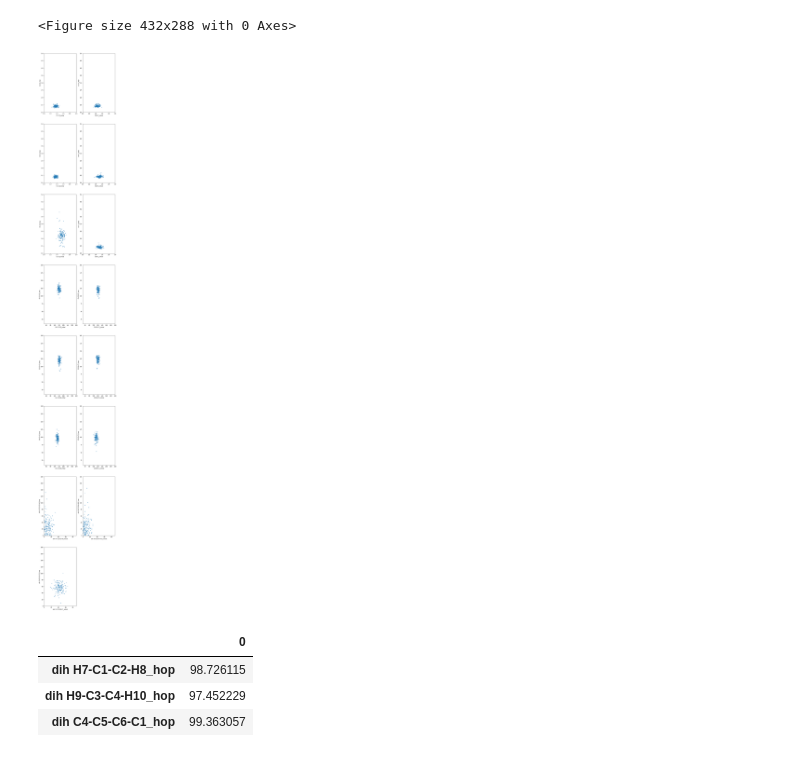
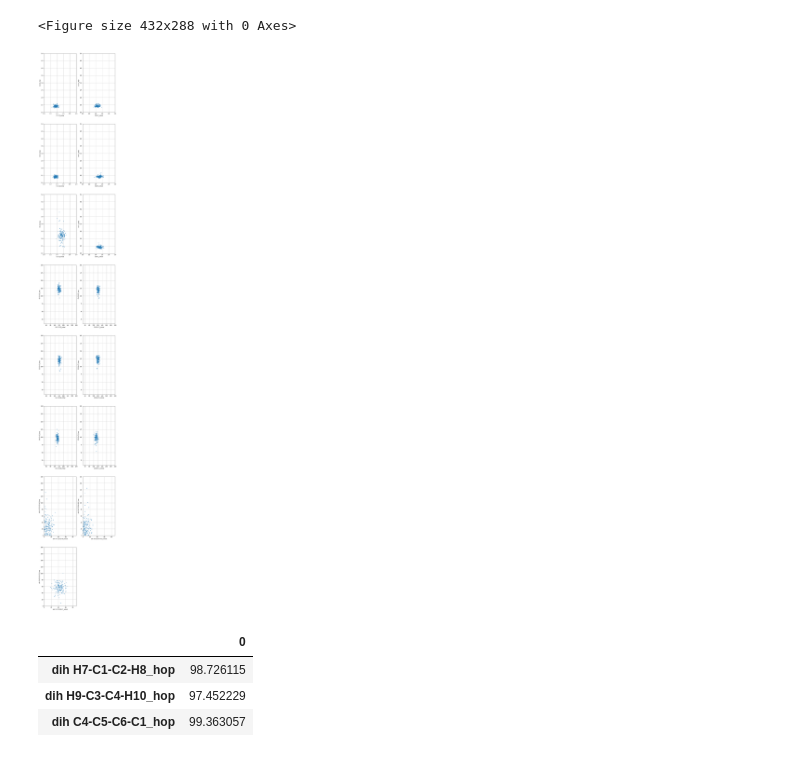
Before and after one commit to KhaiTTNguyen/Computational_Quantum_Chemistry, a Jupyter notebook: structural_influence_on_excited_state_dynamics/[Khai_Nguyen]_CHD_IC_Visualization.ipynb, the cells around one changed output. Saved outputs shown, nothing was run; the diff lists cells and outputs as text; code cells hidden in the pictures.

```diff
--- a/structural_influence_on_excited_state_dynamics/[Khai_Nguyen]_CHD_IC_Visualization.ipynb
+++ b/structural_influence_on_excited_state_dynamics/[Khai_Nguyen]_CHD_IC_Visualization.ipynb
@@ -42,12 +42,17 @@ Index(['TRAJ', 'C1-C2_initial', 'C2-C3_initial', 'C3-C4_initial',
        'dih H9-C3-C4-H10_hop', 'dih C4-C5-C6-C1_hop'],
       dtype='object')
 # %%
-# plot histrograms for C-C bonds
-# data.iloc[:,1:9]
-# range=(1, 2)
-C_C_df = dih_merge.iloc[:,51:-2]
+# plot histrograms - 3 items to change:
+'''
+1. dataframe indexes
+2. plot name
+3. range(min,max)
+4. output name
+'''
+
+C_C_df = dih_merge.iloc[:,22:-3]
 fig, axes = plt.subplots(ncols=len(C_C_df.columns), figsize=(35,4))
-fig.suptitle('C-C-C Angle histograms', size=16)
+fig.suptitle('C-C-C Angle at Hop', size=16)
 
 for col, axe in zip(C_C_df.columns, axes):
         x = C_C_df[col]
@@ -60,7 +65,7 @@ for col, axe in zip(C_C_df.columns, axes):
         axe.text(x.mean()*1.05, ymax*0.9,'Mean: {:.2f}'.format(x.mean()))
 
 #------------------------- Output to file ----------------------#
-output_path = os.path.join(".", "visuals","histograms", date_computed + "_C_C_C_angle_IC_value" + ".png")
+output_path = os.path.join(".", "visuals","CHD", "histograms", date_computed + "_C_C_C_angle_IC_value" + ".png")
 os.makedirs(os.path.dirname(output_path), exist_ok=True) # create 'visuals' & 'histograms' folder if not existed yet
 plt.savefig(output_path)
 # %% [output]
@@ -121,40 +126,43 @@ for col, axe_index in zip(compare_mean['index'][0:C_C_stop], range(1,C_C_stop+1)
     plt.ylabel(hop_col)
     plt.xlim(1,2)
     plt.ylim(1,5)
+    plt.grid(True)
     axe_index+=1
 
 # -------------- C-C-C angles range(20,28) --------------
 for col, axe_index in zip(compare_mean['index'][C_C_stop:-3], range(C_C_stop+1,len(compare_mean)-2)):
     ax=plt.subplot(figure_nrows, figure_ncols, axe_index)
     initial_col = col + "_initial"
     hop_col = col + "_hop"
 
     plt.plot(dih_merge[initial_col],dih_merge[hop_col], '.')
     plt.xlabel(initial_col)
     plt.ylabel(hop_col)
     plt.xlim(50,200)
     plt.ylim(10,200)
+    plt.grid(True)
     axe_index+=1
 
 # -------------- dihedrals rang(29,31) --------------
 for col, axe_index in zip(compare_mean['index'][-3:], range(len(compare_mean)-2,len(compare_mean)+1)):
     ax=plt.subplot(figure_nrows, figure_ncols, axe_index)
     initial_col = col + "_initial"
     hop_col = col + "_hop"
 
     plt.plot(dih_merge[initial_col],dih_merge[hop_col], '.')
     plt.xlabel(initial_col)
     plt.ylabel(hop_col)
     plt.xlim(0,90)
     plt.ylim(0,180)
+    plt.grid(True)
     axe_index+=1
 
 #------------------------- Output to file ----------------------#
 output_path = os.path.join(".", "visuals", "CHD", "initial_vs_hop", date_computed + "_initial_vs_hop" + ".png")
 os.makedirs(os.path.dirname(output_path), exist_ok=True) # create folder if not existed yet
 plt.savefig(output_path)
 # %% [output]
-[figure, old version]
+[figure, new version]
 # %%
 dih_angle_df = dih_merge.iloc[:,-3:]
 lower_bound = 0
```
Also changed, not shown: parts of 1 cell of this notebook, 8 other files.
